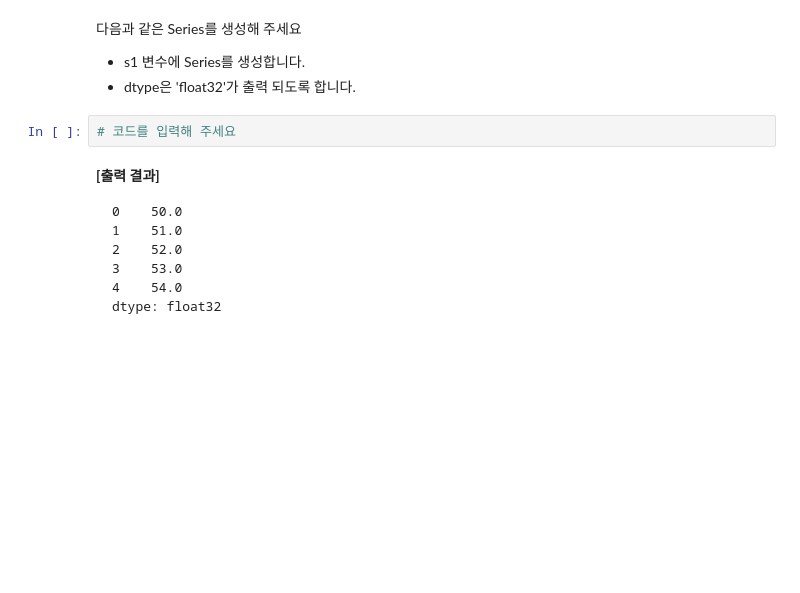
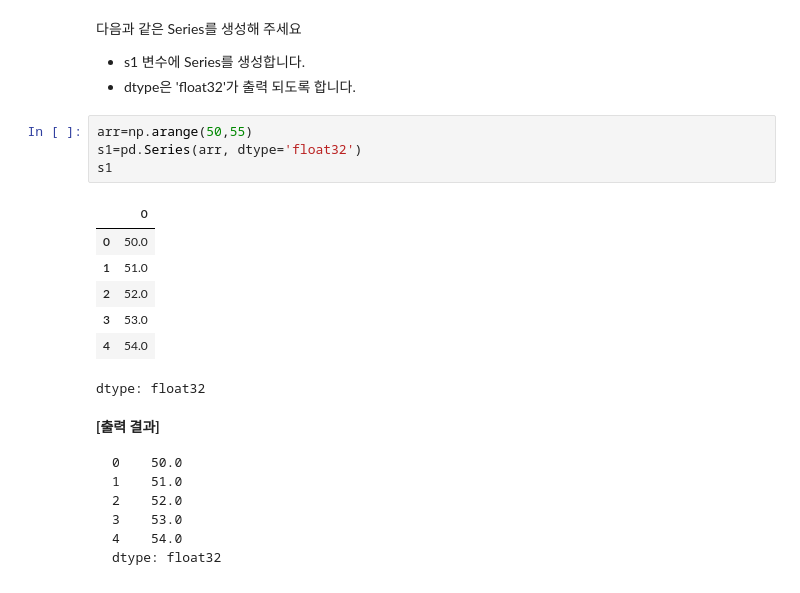
Before and after one commit to eunseo1015/AIEYES-DA, a Jupyter notebook: 05-Pandas/tutorial/01-pandas-자료구조-(실습).ipynb, the cells around one changed output. Saved outputs shown, nothing was run; the diff lists cells and outputs as text; blank space fills up the shorter version.

```diff
--- a/05-Pandas/tutorial/01-pandas-자료구조-(실습).ipynb
+++ b/05-Pandas/tutorial/01-pandas-자료구조-(실습).ipynb
@@ -171,8 +255,18 @@ s
 
 - s1 변수에 Series를 생성합니다.
 - dtype은 'float32'가 출력 되도록 합니다.
-# %%
-# 코드를 입력해 주세요
+# %%
+arr=np.arange(50,55)
+s1=pd.Series(arr, dtype='float32')
+s1
+# %% [output]
+|  | 0 |
+| 0 | 50.0 |
+| 1 | 51.0 |
+| 2 | 52.0 |
+| 3 | 53.0 |
+| 4 | 54.0 |
+dtype: float32
 # %% [markdown]
 <p><strong>[출력 결과]</strong></p><pre>0    50.0
 1    51.0
```
Also changed, not shown: parts of 71 cells of this notebook.
